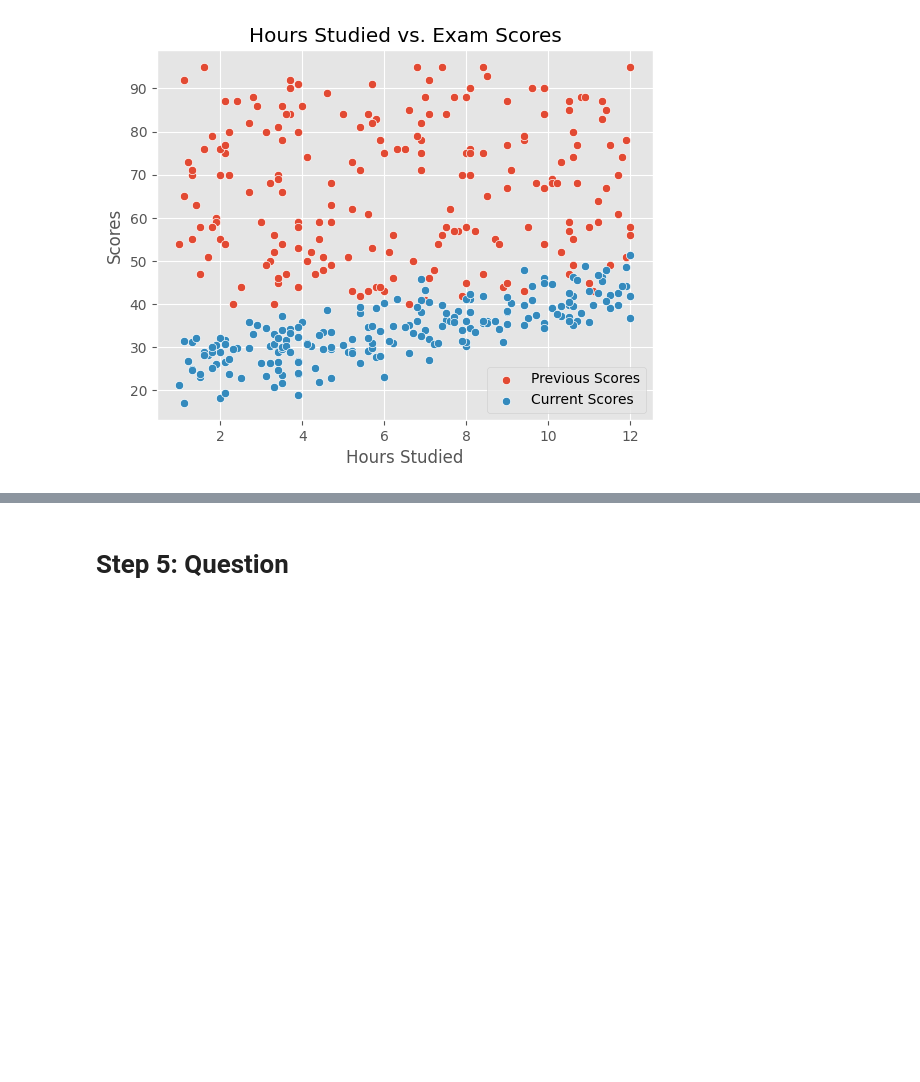
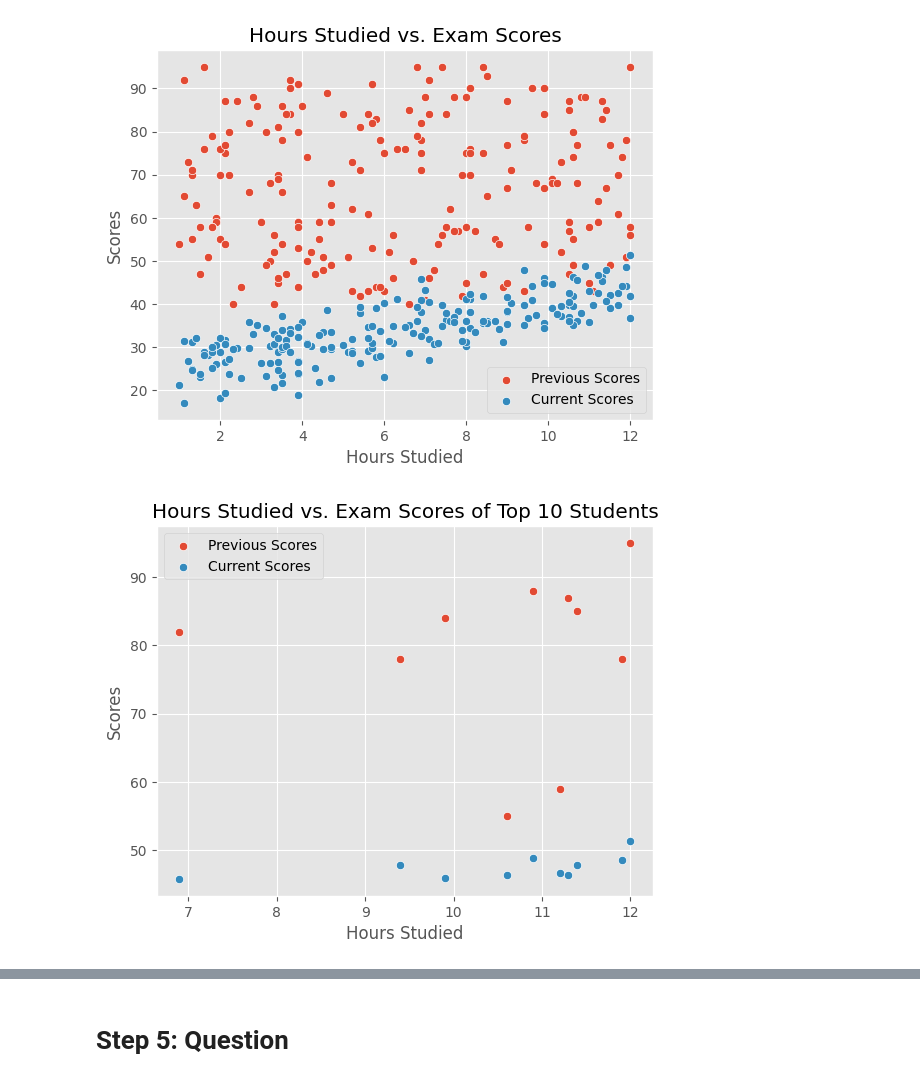
Before and after one commit to BaSalami01/student-academic-performance-analysis, a Jupyter notebook: student-academic-performance-analysis.ipynb, the cells around one changed output, grey strips where cells are left out. Drawn from its saved outputs; the diff is of its cells as text; code cells hidden in the pictures; blank space fills up the shorter version.

Commit message:
Kaggle Notebook | Student Academic Performance Analysis | Version 5

```diff
--- a/student-academic-performance-analysis.ipynb
+++ b/student-academic-performance-analysis.ipynb
@@ -228,3 +219,12 @@ ax.set_title('Hours Studied vs. Exam Scores')
 plt.show()
 # %% [output]
 [figure]
+# %%
+ax = sns.scatterplot(data=top_students, x='hours_studied', y='previous_scores', label='Previous Scores')
+sns.scatterplot(data=top_students, x='hours_studied', y='exam_score', label='Current Scores', ax=ax)
+ax.set_xlabel('Hours Studied')
+ax.set_ylabel('Scores')
+ax.set_title('Hours Studied vs. Exam Scores of Top 10 Students')
+plt.show()
+# %% [output]
+[figure, added]
```
Also changed, not shown: parts of 2 cells of this notebook.
